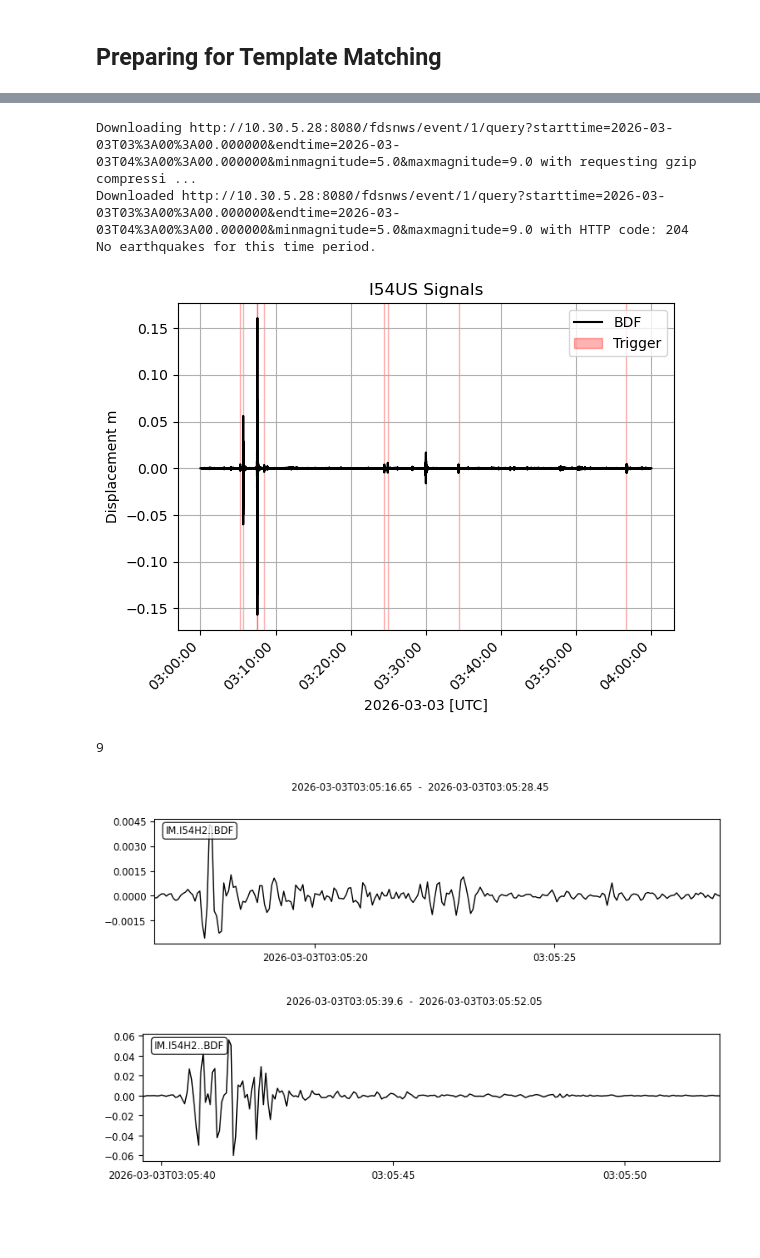
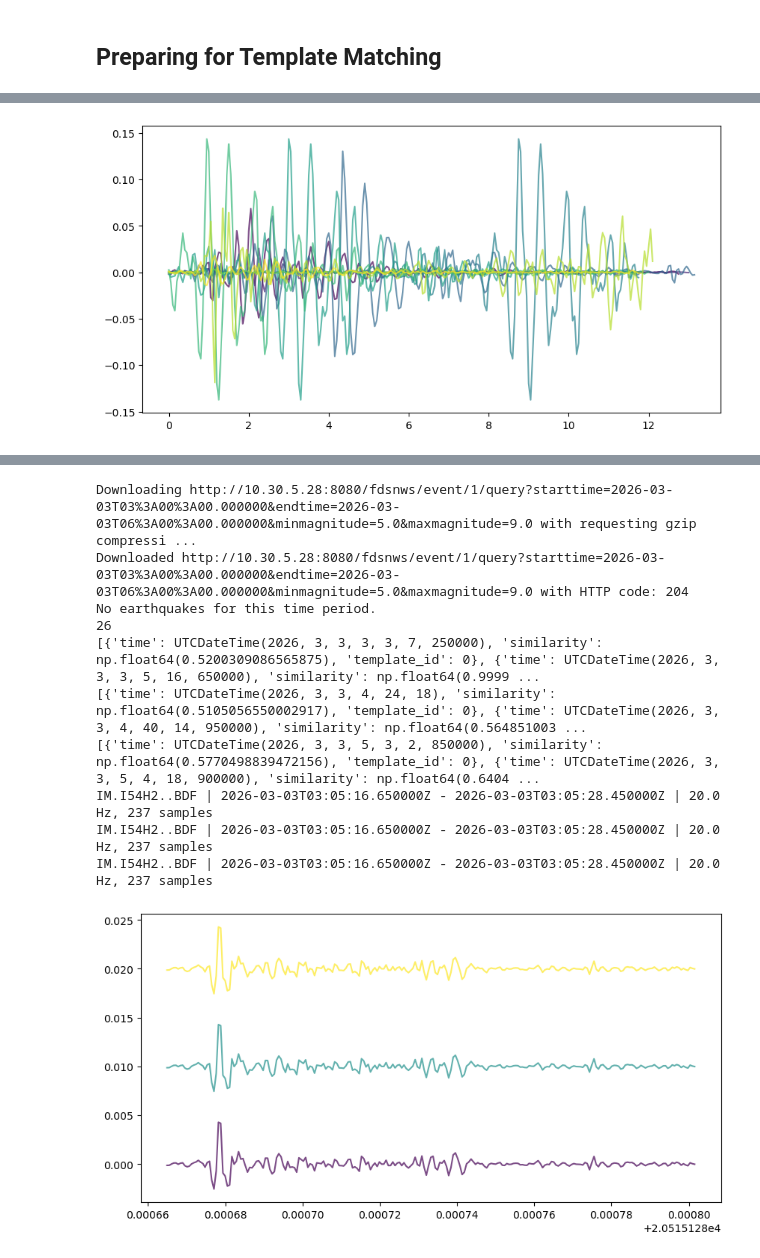
Before and after one commit to glacierpretzel/VANDA_work, a Jupyter notebook: palmer_events.ipynb, the cells around one changed output, grey strips where cells are left out. Saved outputs shown, nothing was run; the diff lists cells and outputs as text; code cells hidden in the pictures; blank space fills up the shorter version.

```diff
--- a/palmer_events.ipynb
+++ b/palmer_events.ipynb
@@ -173,25 +173,51 @@ for tr in st:
+# %%
+#len(sliced_wvf)
+i = 0
+fig,ax = plt.subplots(figsize=(10,5))
+time = sliced_wvf[0]
+for i, tr in enumerate(sliced_wvf):
+    cmap = plt.colormaps['viridis']
+    #print(tr)
+    # Generate a list of 12 RGBA tuples evenly sampled from 0 to 1
+
+    color_list = [cmap(i) for i in np.linspace(0, 1, len(sliced_wvf))]
+    ax.plot(tr.times(), tr.data, color=color_list[i], alpha = 0.7, label='Original')
+    i +=1
+        #s.plot()
+# %% [output]
+[figure, added]
 # %%
-%run palmer_picker.py 2026-03-03T03:00 2026-03-03T04:00:00
+%run palmer_picker.py 2026-03-03T03:00 2026-03-03T06:00:00
 print(len(trig_times))
 starttime = st[0].stats.starttime
 i = 1
+ss = []
+for s in sliced_wvf:
 
-while starttime < st[0].stats.endtime:
-    endtime = starttime + 3600
+    while starttime < st[0].stats.endtime:
+        endtime = starttime + 3600
 
-    # Cap the endtime to the stream's end to prevent out-of-bounds slicing
-    if endtime > st[0].stats.endtime:
-        endtime = st[0].stats.endtime
-
-    hr = st.slice(starttime, endtime)
-
-    # Ensure hr is not empty before processing
-    if len(hr) > 0 and len(hr[0].data) > 0:
-        d, s = correlation_detector(hr, Stream(sliced_wvf[0]), 0.5, 10)
-    starttime = endtime
-    i += 1
-for s in sliced_wvf:
-    s.plot()
+        # Cap the endtime to the stream's end to prevent out-of-bounds slicing
+        if endtime > st[0].stats.endtime:
+            endtime = st[0].stats.endtime
+        hr = st.slice(starttime, endtime)
+        if len(hr) > 0 and len(hr[0].data) > 0:
+            d, sim = correlation_detector(hr, Stream(sliced_wvf[0]), 0.5, 1)
+            if len(d)>1:
+                print(d)
+                ss.append(s)
+        starttime = endtime
+        i += 1
+fig,ax = plt.subplots(figsize=(10,5))
+i = 0
+for tr in ss:
+    cmap = plt.colormaps['viridis']
+    print(tr)
+# Generate a list of 12 RGBA tuples evenly sampled from 0 to 1
+    color_list = [cmap(i) for i in np.linspace(0, 1, len(ss))]
+    ax.plot(tr.times('matplotlib'), tr.data+0.01*i, color=color_list[i], alpha = 0.7, label='Original')
+    i +=1
+        #s.plot()
 # %% [output]
 Installed new opener with handlers: [<urllib.request.HTTPDigestAuthHandler object at 0x...>, <obspy.clients.fdsn.client.NoRedirectionHandler object at 0x...>]
 Base URL: http://10.30.5.28:8080
@@ -204,7 +230,11 @@ Downloaded http://10.30.5.28:8080/fdsnws/station/1/query?starttime=2026-03-03T02
-Downloading http://10.30.5.28:8080/fdsnws/event/1/query?starttime=2026-03-03T03%3A00%3A00.000000&endtime=2026-03-03T04%3A00%3A00.000000&minmagnitude=5.0&maxmagnitude=9.0 with requesting gzip compressi ...
-Downloaded http://10.30.5.28:8080/fdsnws/event/1/query?starttime=2026-03-03T03%3A00%3A00.000000&endtime=2026-03-03T04%3A00%3A00.000000&minmagnitude=5.0&maxmagnitude=9.0 with HTTP code: 204
+Downloading http://10.30.5.28:8080/fdsnws/event/1/query?starttime=2026-03-03T03%3A00%3A00.000000&endtime=2026-03-03T06%3A00%3A00.000000&minmagnitude=5.0&maxmagnitude=9.0 with requesting gzip compressi ...
+Downloaded http://10.30.5.28:8080/fdsnws/event/1/query?starttime=2026-03-03T03%3A00%3A00.000000&endtime=2026-03-03T06%3A00%3A00.000000&minmagnitude=5.0&maxmagnitude=9.0 with HTTP code: 204
 No earthquakes for this time period.
+26
+[{'time': UTCDateTime(2026, 3, 3, 3, 3, 7, 250000), 'similarity': np.float64(0.5200309086565875), 'template_id': 0}, {'time': UTCDateTime(2026, 3, 3, 3, 5, 16, 650000), 'similarity': np.float64(0.9999 ...
+[{'time': UTCDateTime(2026, 3, 3, 4, 24, 18), 'similarity': np.float64(0.5105056550002917), 'template_id': 0}, {'time': UTCDateTime(2026, 3, 3, 4, 40, 14, 950000), 'similarity': np.float64(0.564851003 ...
+[{'time': UTCDateTime(2026, 3, 3, 5, 3, 2, 850000), 'similarity': np.float64(0.5770498839472156), 'template_id': 0}, {'time': UTCDateTime(2026, 3, 3, 5, 4, 18, 900000), 'similarity': np.float64(0.6404 ...
+IM.I54H2..BDF | 2026-03-03T03:05:16.650000Z - 2026-03-03T03:05:28.450000Z | 20.0 Hz, 237 samples
+IM.I54H2..BDF | 2026-03-03T03:05:16.650000Z - 2026-03-03T03:05:28.450000Z | 20.0 Hz, 237 samples
+IM.I54H2..BDF | 2026-03-03T03:05:16.650000Z - 2026-03-03T03:05:28.450000Z | 20.0 Hz, 237 samples
-[figure, old version]
+[figure, new version]
-9
-[figure, removed]
-[figure, removed]
```
Also changed, not shown: parts of 9 cells of this notebook, 3 other files.
